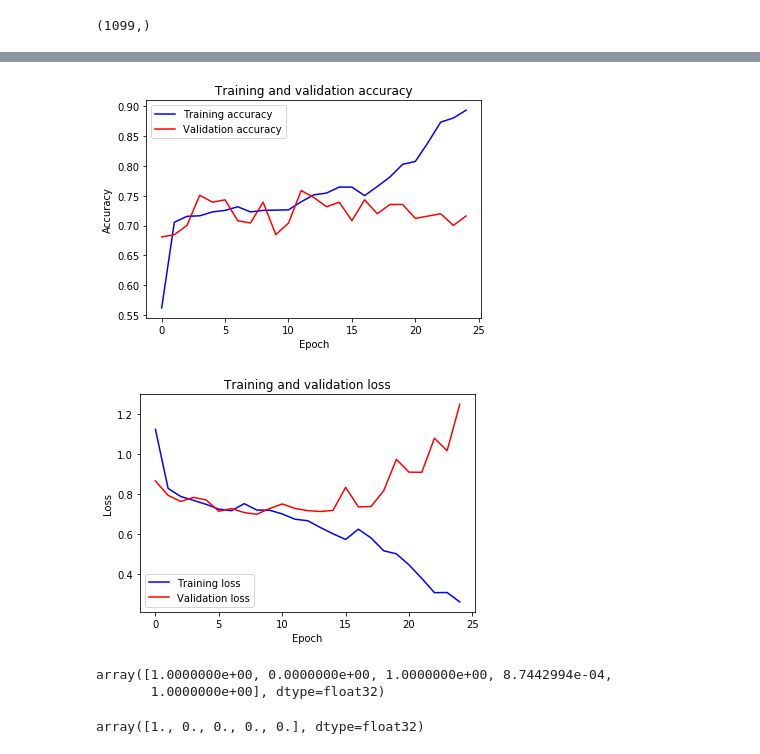
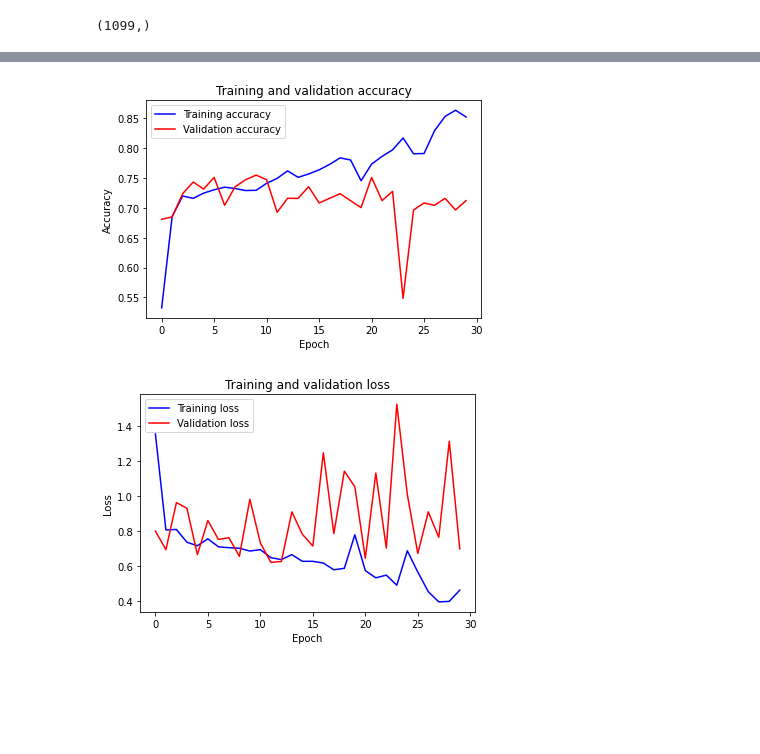
Before and after one commit to minakshimohanty/Blindness-Detection, a Jupyter notebook: CNN.ipynb, the cells around one changed output, grey strips where cells are left out. Cells and saved outputs as stored; diff of their text form; code cells hidden in the pictures; blank space fills up the shorter version.

```diff
--- a/CNN.ipynb
+++ b/CNN.ipynb
@@ -55,6 +45,6 @@ from keras.layers.advanced_activations import LeakyReLU
 # %%
 batch_size = 128
-epochs = 25
+epochs = 30
 num_classes = 5
 
 model = Sequential()
@@ -68,14 +58,11 @@ model.add(Conv2D(128, (3, 3), activation='linear',padding='same'))
 model.add(LeakyReLU(alpha=0.1))
 model.add(MaxPooling2D(pool_size=(2, 2),padding='same'))
 model.add(Flatten())
-#model.add(Dense(128, activation='linear'))
-#model.add(LeakyReLU(alpha=0.1))
-#model.add(Dense(num_classes, activation='softmax'))
 model.add(Dense(512, activation='relu'))
 model.add(Dropout(rate=0.3))
 model.add(Dense(512, activation='relu'))
 model.add(Dropout(rate=0.3))
-model.add(Dense(num_classes, activation='sigmoid'))
+model.add(Dense(num_classes, activation='softmax'))
 # %%
 #compile model
 model.compile(optimizer='adam', loss='categorical_crossentropy', metrics=['accuracy'])
@@ -137,38 +120,29 @@ Test accuracy: 0.7197452228214656
 # %%
-accuracy = eyetest_train.history['acc']
+accuracy = eyetest_train.history['accuracy']
 loss = eyetest_train.history['loss']
-val_accuracy = eyetest_train.history['val_acc']
+val_accuracy = eyetest_train.history['val_accuracy']
 val_loss = eyetest_train.history['val_loss']
 epochs = range(len(accuracy))
 plt.plot(epochs, accuracy, 'b', label='Training accuracy')
 plt.plot(epochs, val_accuracy, 'r', label='Validation accuracy')
 plt.title('Training and validation accuracy')
 plt.ylabel('Accuracy')
 plt.xlabel('Epoch')
 plt.legend()
 plt.figure()
 plt.plot(epochs, loss, 'b', label='Training loss')
 plt.plot(epochs, val_loss, 'r', label='Validation loss')
 plt.title('Training and validation loss')
 plt.ylabel('Loss')
 plt.xlabel('Epoch')
 plt.legend()
 plt.show()
 # %% [output]
-[figure, old version]
+[figure, new version]
-[figure, old version]
+[figure, new version]
 # %%
 # predictions
 y_pred = model.predict(X_test)
-# %%
-y_pred[1000]
-# %% [output]
-array([1.0000000e+00, 0.0000000e+00, 1.0000000e+00, 8.7442994e-04,
-       1.0000000e+00], dtype=float32)
-# %%
-y_test[4]
-# %% [output]
-array([1., 0., 0., 0., 0.], dtype=float32)
 # %%
 def decode(datum):
     return np.argmax(datum)
```
Also changed, not shown: parts of 14 cells of this notebook.
